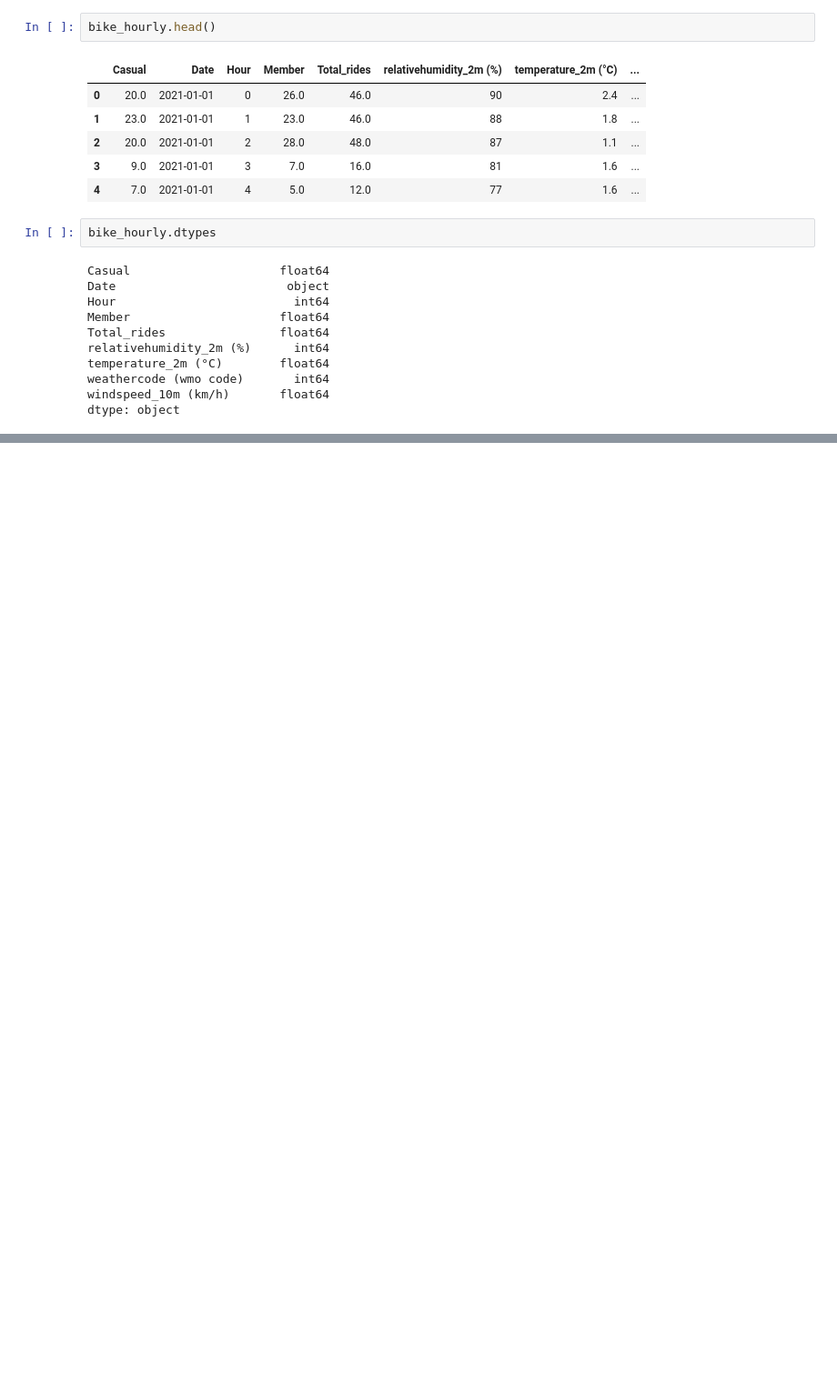
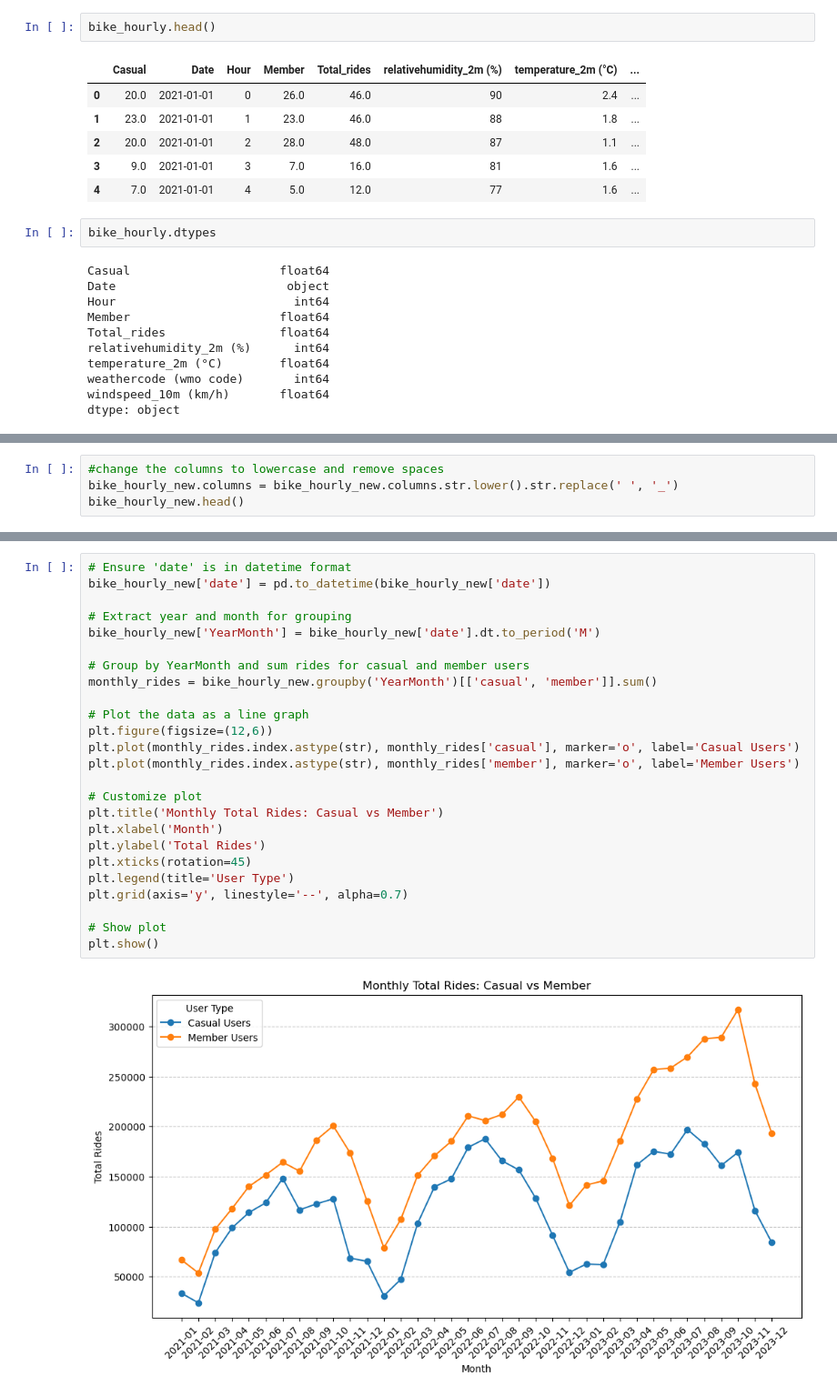
Before and after one commit to rakeshtparayil/capital_bike_share, a Jupyter notebook: capital_bike_share_EDA.ipynb, the cells around one changed output, grey strips where cells are left out. Shown at 91% size. Saved outputs shown, nothing was run; the diff lists cells and outputs as text; blank space fills up the shorter version.

Commit message:
EDA on hourly data

```diff
--- a/capital_bike_share_EDA.ipynb
+++ b/capital_bike_share_EDA.ipynb
@@ -138,0 +100,4 @@ bike_hourly_new.describe()
+# %%
+#change the columns to lowercase and remove spaces
+bike_hourly_new.columns = bike_hourly_new.columns.str.lower().str.replace(' ', '_')
+bike_hourly_new.head()
@@ -138,0 +111,27 @@ bike_hourly_new.describe()
+# %%
+# Ensure 'date' is in datetime format
+bike_hourly_new['date'] = pd.to_datetime(bike_hourly_new['date'])
+
+# Extract year and month for grouping
+bike_hourly_new['YearMonth'] = bike_hourly_new['date'].dt.to_period('M')
+
+# Group by YearMonth and sum rides for casual and member users
+monthly_rides = bike_hourly_new.groupby('YearMonth')[['casual', 'member']].sum()
+
+# Plot the data as a line graph
+plt.figure(figsize=(12,6))
+plt.plot(monthly_rides.index.astype(str), monthly_rides['casual'], marker='o', label='Casual Users')
+plt.plot(monthly_rides.index.astype(str), monthly_rides['member'], marker='o', label='Member Users')
+
+# Customize plot
+plt.title('Monthly Total Rides: Casual vs Member')
+plt.xlabel('Month')
+plt.ylabel('Total Rides')
+plt.xticks(rotation=45)
+plt.legend(title='User Type')
+plt.grid(axis='y', linestyle='--', alpha=0.7)
+
+# Show plot
+plt.show()
+# %% [output]
+[figure, added]
```
Also changed, not shown: parts of 18 cells of this notebook, 1 other file.
